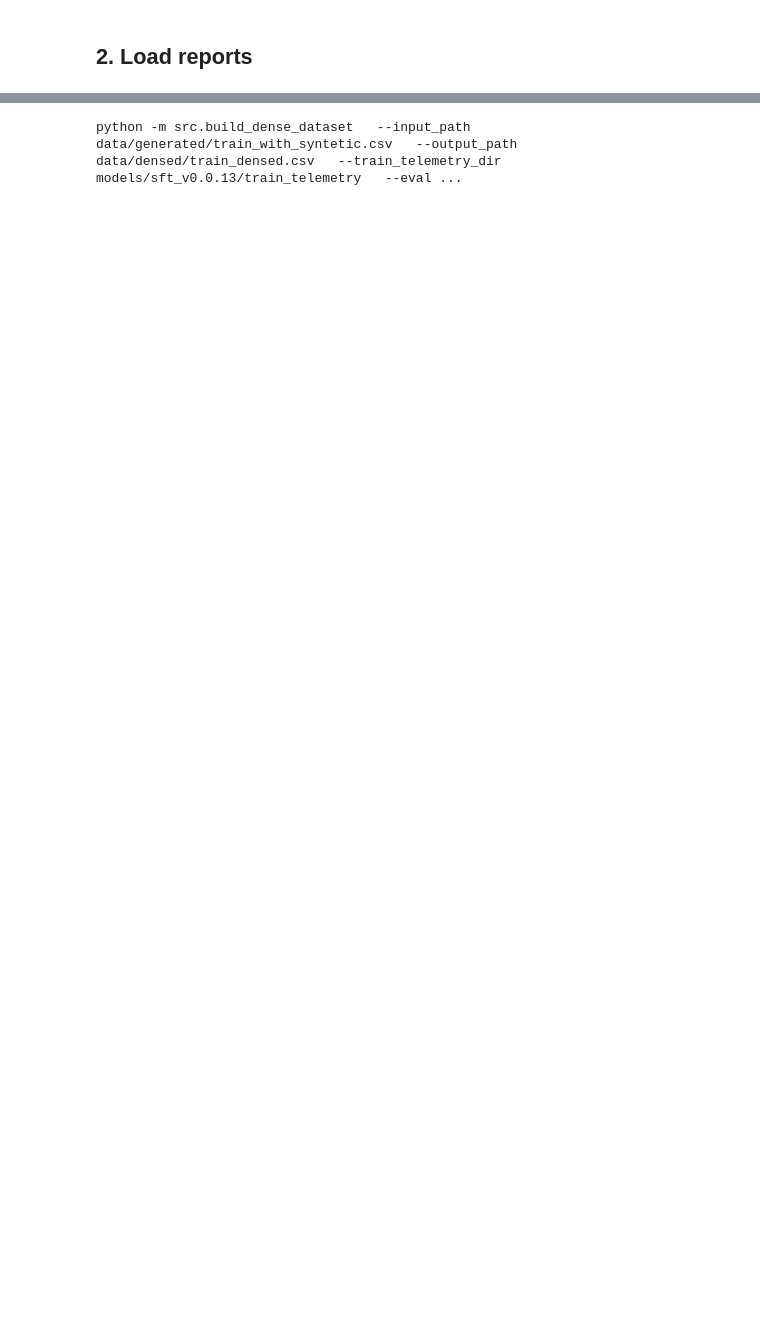
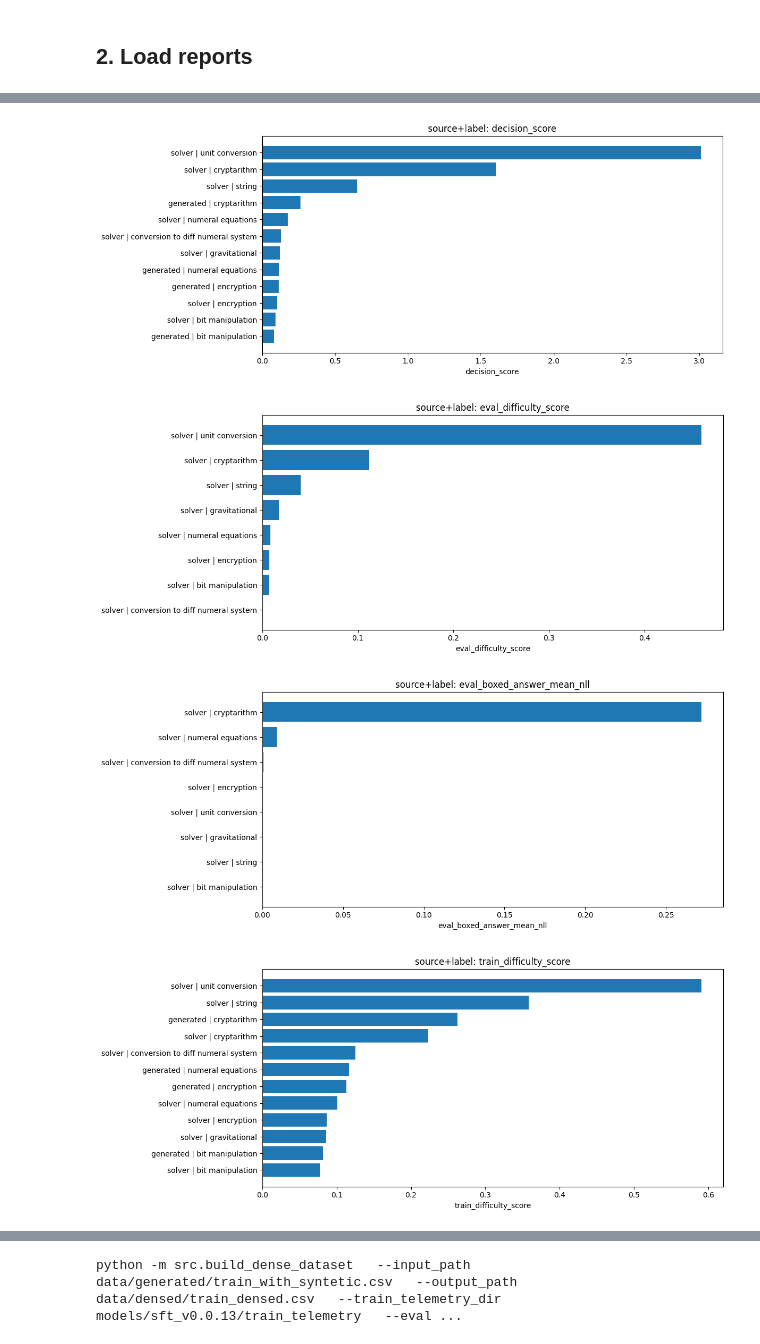
Before and after one commit to bezbahen0/nvidia-nemotron-model-reasoning-challenge, a Jupyter notebook: notebooks/sft_telemetry_decision_notebook.ipynb, the cells around one changed output, grey strips where cells are left out. Cells and saved outputs as stored; diff of their text form; code cells hidden in the pictures; blank space fills up the shorter version.

```diff
--- a/notebooks/sft_telemetry_decision_notebook.ipynb
+++ b/notebooks/sft_telemetry_decision_notebook.ipynb
@@ -222 +486,21 @@ AttributeError: 'int' object has no attribute 'fillna'
+# %%
+if not sl_cmp.empty:
+    top_sl = sl_cmp.head(20).copy()
+    top_sl["source_label"] = top_sl["source"].astype(str) + " | " + top_sl["label"].astype(str)
+
+    for metric in ["decision_score", "eval_difficulty_score", "eval_boxed_answer_mean_nll", "train_difficulty_score"]:
+        if metric not in top_sl.columns:
+            continue
+        plot_df = top_sl[["source_label", metric]].dropna().sort_values(metric, ascending=True)
+        plt.figure(figsize=(12, max(5, len(plot_df) * 0.42)))
+        plt.barh(plot_df["source_label"], plot_df[metric])
+        plt.title("source+label: " + metric)
+        plt.xlabel(metric)
+        plt.tight_layout()
+        plt.show()
+# %% [output]
+[figure, added]
+[figure, added]
+[figure, added]
+[figure, added]
 # %% [markdown]
```
Also changed, not shown: parts of 56 cells of this notebook, 4 other files.
